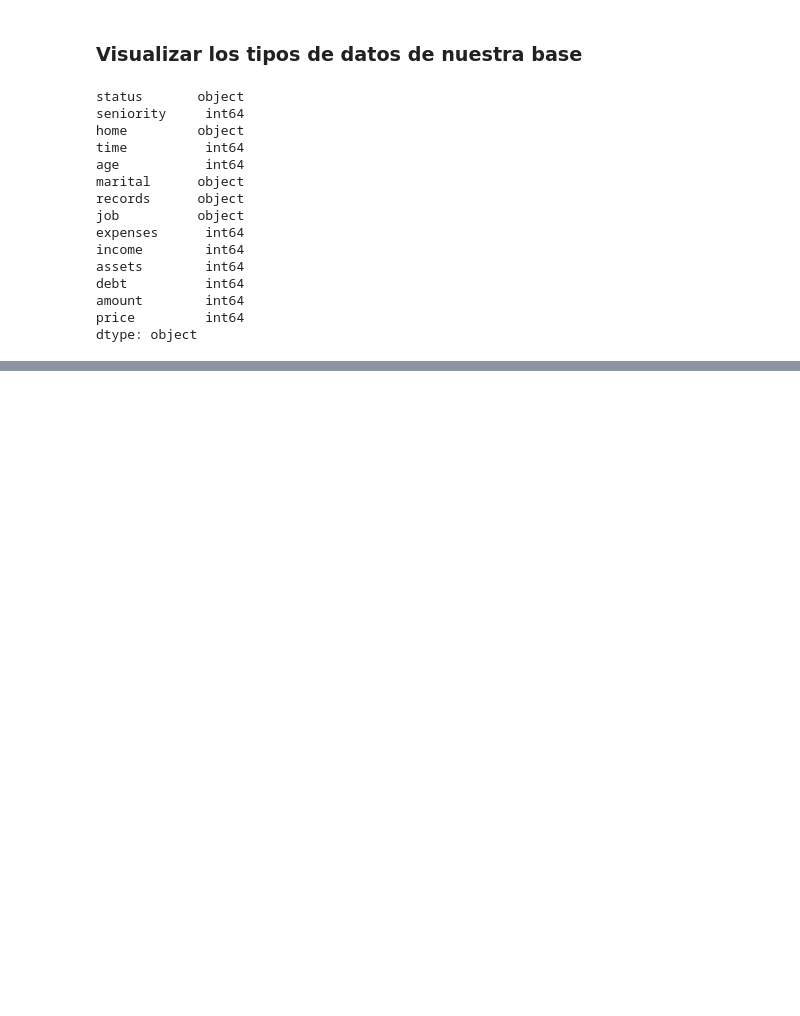
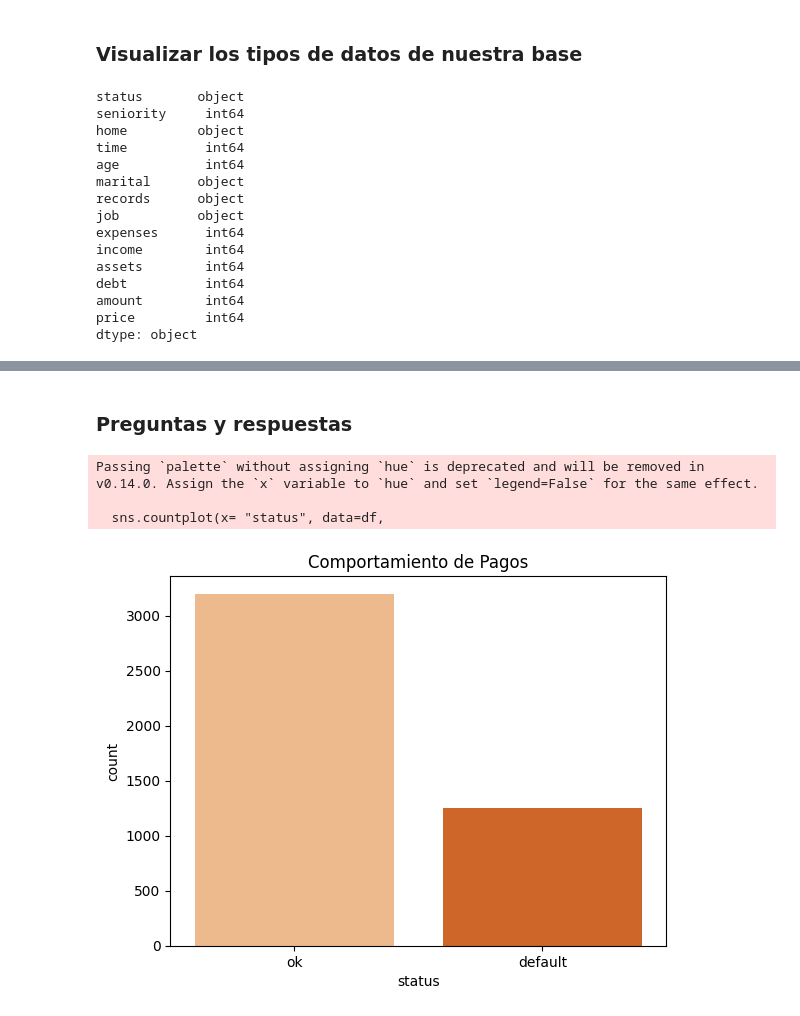
Before and after one commit to Juan1Barajas/Caso-Practico-Bedu-Python, a Jupyter notebook: Revision Dataset.ipynb, the cells around one changed output, grey strips where cells are left out. Cells and saved outputs as stored; diff of their text form; code cells hidden in the pictures; blank space fills up the shorter version.

```diff
--- a/Revision Dataset.ipynb
+++ b/Revision Dataset.ipynb
@@ -79,0 +133,3 @@ df.describe().round()
+# %%
+for c in ["income", "assets", "debt"]:
+    df[c]= df[c].replace(to_replace=99999999, value=np.nan)
@@ -79,0 +166,2 @@ df.describe().round()
+# %%
+df= df[df.status != "unk"]
@@ -79,0 +206,7 @@ df.describe().round()
+# %%
+### REMPLAZAR VALORES CREAMOS EL VALOR MEDIANA QUE ES CON EL QUE SE VA A REEMPLAZAR
+
+income_median= df["income"].median()
+assets_median= df["assets"].median()
+debt_median= df["debt"].median()
+df.head(39)
@@ -79,0 +231,11 @@ df.describe().round()
+# %%
+df["income"].fillna(income_median, inplace= True)
+df["assets"].fillna(assets_median, inplace= True)
+df["debt"].fillna(debt_median, inplace= True)
+
+income_median= df["income"].median()
+assets_median= df["assets"].median()
+debt_median= df["debt"].median()
+
+
+df.head(30)
@@ -79,0 +296,17 @@ df.describe().round()
+# %% [markdown]
+### Preguntas y respuestas
+# %%
+### ¿Cuantos clientes se encuentran al corriente y cuantos en atraso?
+
+sns.countplot(x= "status", data=df,
+             palette= "Oranges")
+
+
+plt.title("Comportamiento de Pagos")
+
+plt.show()
+# %% [output]
+Passing `palette` without assigning `hue` is deprecated and will be removed in v0.14.0. Assign the `x` variable to `hue` and set `legend=False` for the same effect.
+
+  sns.countplot(x= "status", data=df,
+[figure, added]
```
Also changed, not shown: parts of 18 cells of this notebook.
